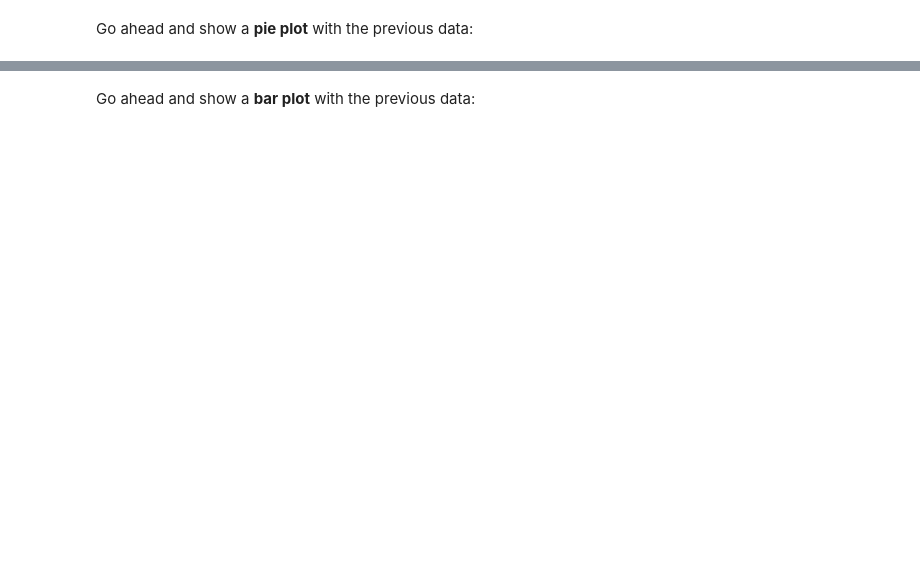
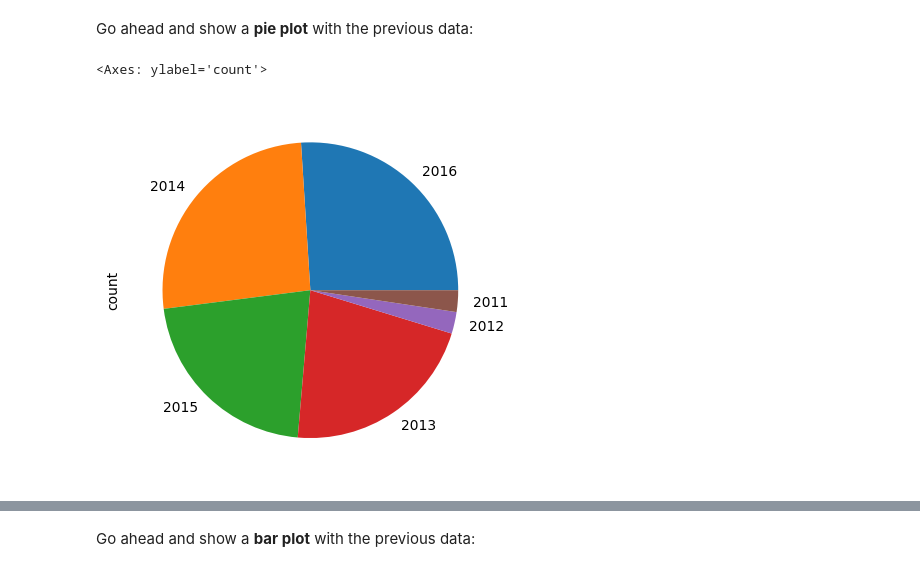
Before and after one commit to Guilherme-Betta/FreeCodeCamp-Pandas-Real-Life-Example, a Jupyter notebook: Exercises_1.ipynb, the cells around one changed output, grey strips where cells are left out. Drawn from its saved outputs; the diff is of its cells as text; code cells hidden in the pictures; blank space fills up the shorter version.

```diff
--- a/Exercises_1.ipynb
+++ b/Exercises_1.ipynb
@@ -86,5 +141,9 @@ sales['Year'].value_counts()
 Go ahead and show a <b>pie plot</b> with the previous data:
 # %%
 # your code goes here
+sales["Year"].value_counts().plot(kind="pie")
+# %% [output]
+<Axes: ylabel='count'>
+[figure, added]
 # %%
 sales['Year'].value_counts().plot(kind='pie', figsize=(6,6))
```
Also changed, not shown: parts of 81 cells of this notebook, 1 other file.
